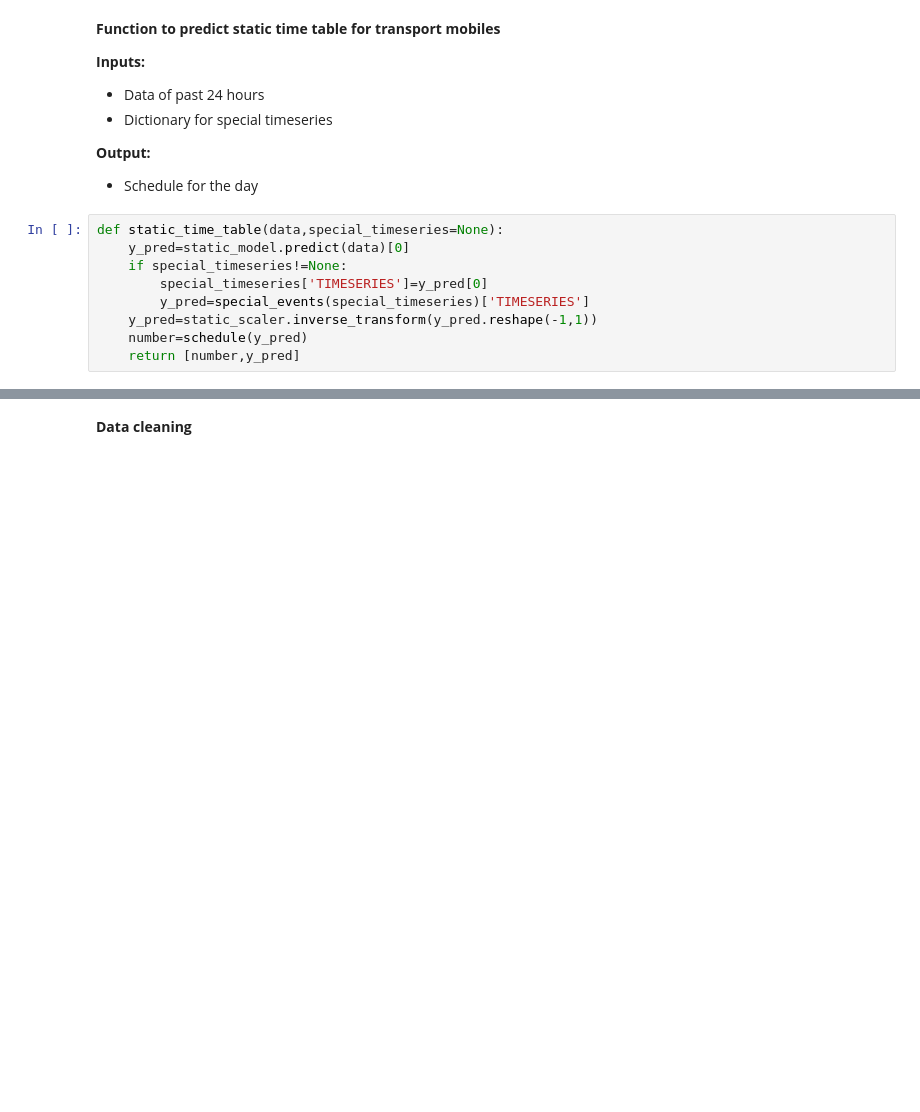
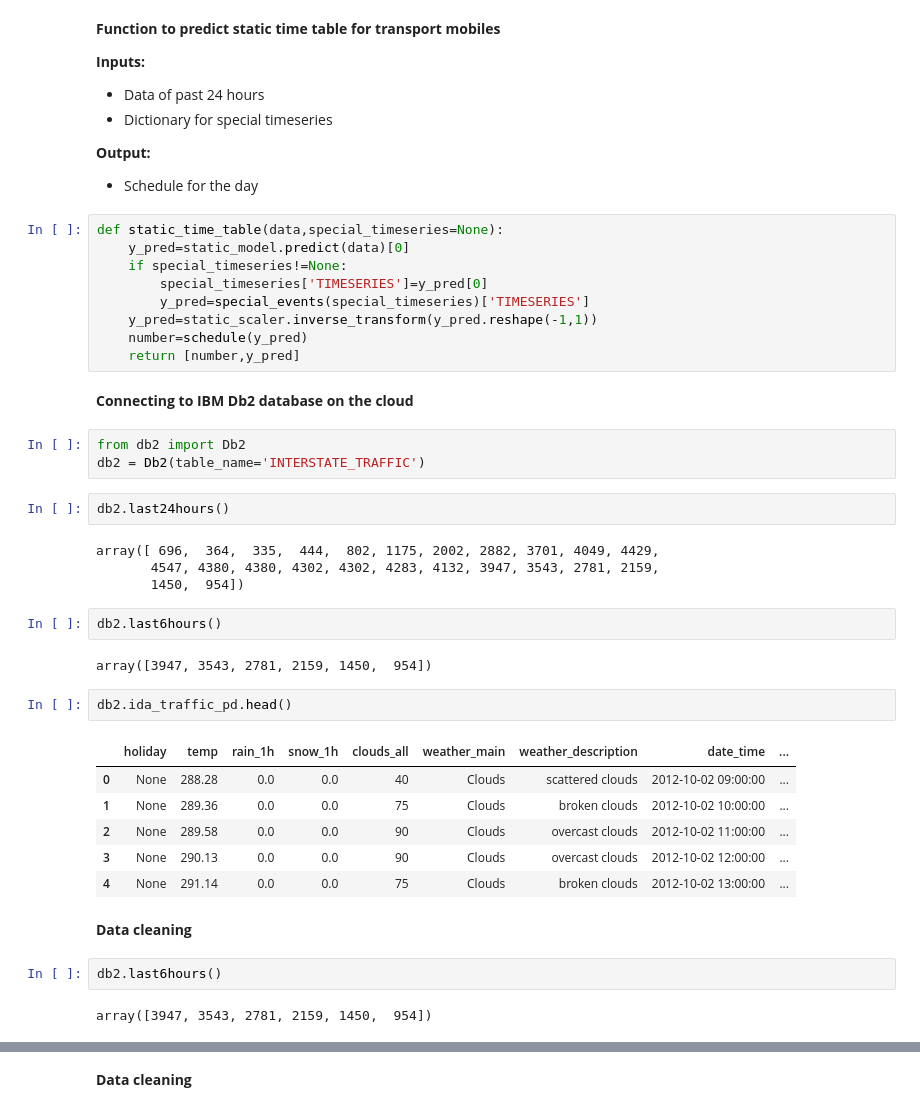
Before and after one commit to SmartPracticeschool/SBSPS-Challenge-1029-AI-powered-Public-Transport-Management-System, a Jupyter notebook: Integration/Integration.ipynb, the cells around one changed output, grey strips where cells are left out. Drawn from its saved outputs; the diff is of its cells as text; blank space fills up the shorter version.

Commit message:
Connection with Db2 database

```diff
--- a/Integration/Integration.ipynb
+++ b/Integration/Integration.ipynb
@@ -57,3 +83,33 @@ def static_time_table(data,special_timeseries=None):
     y_pred=static_scaler.inverse_transform(y_pred.reshape(-1,1))
     number=schedule(y_pred)
     return [number,y_pred]
+# %% [markdown]
+**Connecting to IBM Db2 database on the cloud**
+# %%
+from db2 import Db2
+db2 = Db2(table_name='INTERSTATE_TRAFFIC')
+# %%
+db2.last24hours()
+# %% [output]
+array([ 696,  364,  335,  444,  802, 1175, 2002, 2882, 3701, 4049, 4429,
+       4547, 4380, 4380, 4302, 4302, 4283, 4132, 3947, 3543, 2781, 2159,
+       1450,  954])
+# %%
+db2.last6hours()
+# %% [output]
+array([3947, 3543, 2781, 2159, 1450,  954])
+# %%
+db2.ida_traffic_pd.head()
+# %% [output]
+|  | holiday | temp | rain_1h | snow_1h | clouds_all | weather_main | weather_description | date_time | ... |
+| 0 | None | 288.28 | 0.0 | 0.0 | 40 | Clouds | scattered clouds | 2012-10-02 09:00:00 | ... |
+| 1 | None | 289.36 | 0.0 | 0.0 | 75 | Clouds | broken clouds | 2012-10-02 10:00:00 | ... |
+| 2 | None | 289.58 | 0.0 | 0.0 | 90 | Clouds | overcast clouds | 2012-10-02 11:00:00 | ... |
+| 3 | None | 290.13 | 0.0 | 0.0 | 90 | Clouds | overcast clouds | 2012-10-02 12:00:00 | ... |
+| 4 | None | 291.14 | 0.0 | 0.0 | 75 | Clouds | broken clouds | 2012-10-02 13:00:00 | ... |
+# %% [markdown]
+**Data cleaning**
+# %%
+db2.last6hours()
+# %% [output]
+array([3947, 3543, 2781, 2159, 1450,  954])
```
Also changed, not shown: parts of 3 cells of this notebook, 1 other file.
